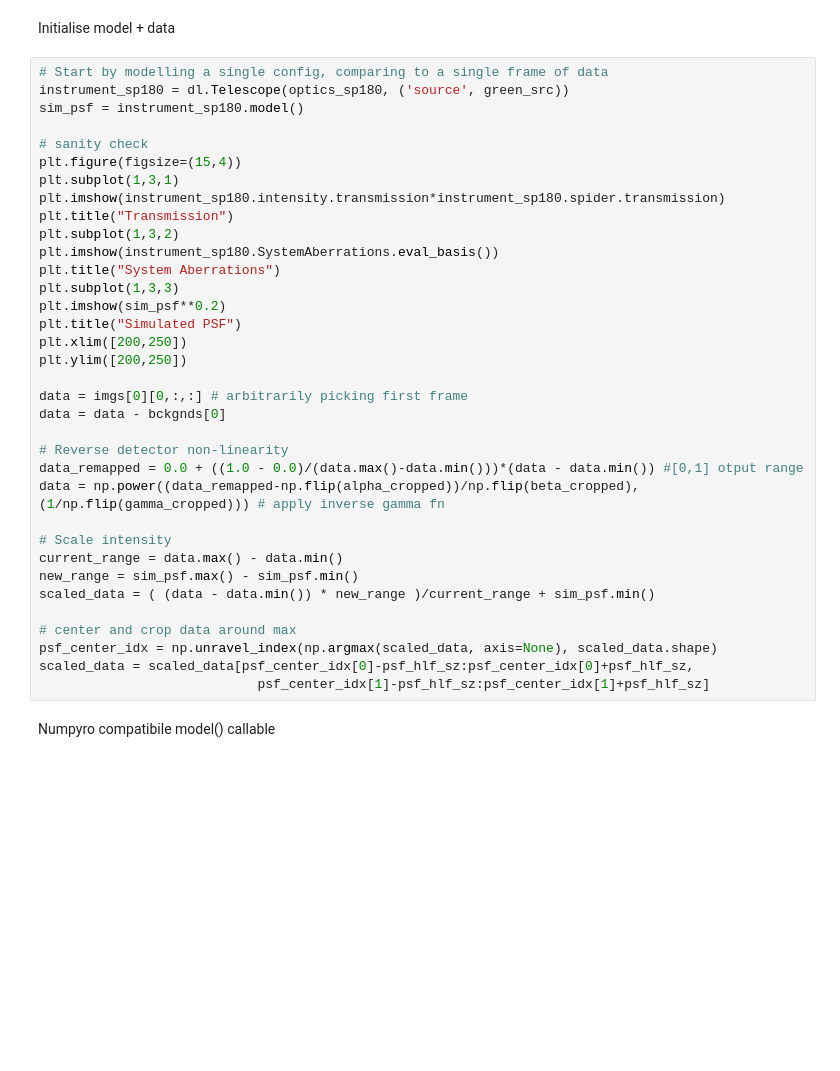
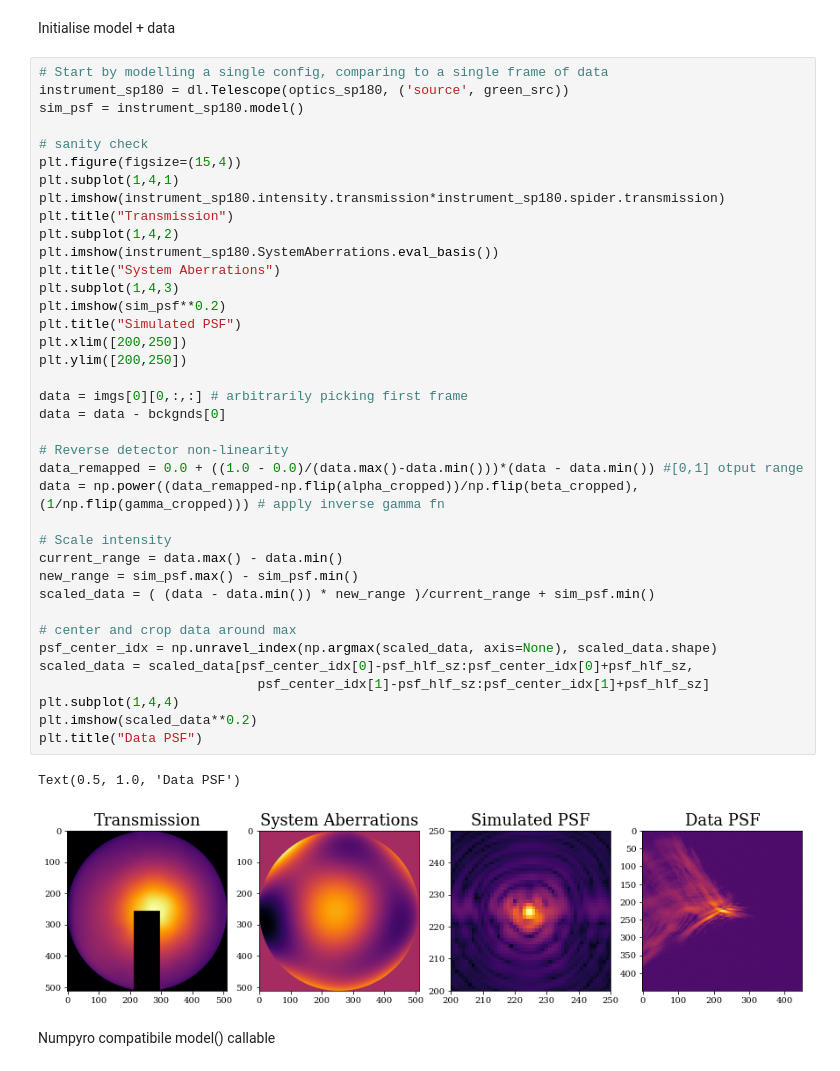
Before and after one commit to TolimanSpace/toliman_dp_design_testing, a Jupyter notebook: Gluing_Characterisation.ipynb, the cells around one changed output. Saved outputs shown, nothing was run; the diff lists cells and outputs as text; blank space fills up the shorter version.

```diff
--- a/Gluing_Characterisation.ipynb
+++ b/Gluing_Characterisation.ipynb
@@ -1615,36 +1640,42 @@ Initialise model + data
 instrument_sp180 = dl.Telescope(optics_sp180, ('source', green_src))
 sim_psf = instrument_sp180.model()
 
 # sanity check
 plt.figure(figsize=(15,4))
-plt.subplot(1,3,1)
+plt.subplot(1,4,1)
 plt.imshow(instrument_sp180.intensity.transmission*instrument_sp180.spider.transmission)
 plt.title("Transmission")
-plt.subplot(1,3,2)
+plt.subplot(1,4,2)
 plt.imshow(instrument_sp180.SystemAberrations.eval_basis())
 plt.title("System Aberrations")
-plt.subplot(1,3,3)
+plt.subplot(1,4,3)
 plt.imshow(sim_psf**0.2)
 plt.title("Simulated PSF")
 plt.xlim([200,250])
 plt.ylim([200,250])
 
 data = imgs[0][0,:,:] # arbitrarily picking first frame
 data = data - bckgnds[0]
 
 # Reverse detector non-linearity
 data_remapped = 0.0 + ((1.0 - 0.0)/(data.max()-data.min()))*(data - data.min()) #[0,1] otput range
 data = np.power((data_remapped-np.flip(alpha_cropped))/np.flip(beta_cropped), (1/np.flip(gamma_cropped))) # apply inverse gamma fn
 
 # Scale intensity
 current_range = data.max() - data.min()
 new_range = sim_psf.max() - sim_psf.min()
 scaled_data = ( (data - data.min()) * new_range )/current_range + sim_psf.min()
 
 # center and crop data around max
 psf_center_idx = np.unravel_index(np.argmax(scaled_data, axis=None), scaled_data.shape)
 scaled_data = scaled_data[psf_center_idx[0]-psf_hlf_sz:psf_center_idx[0]+psf_hlf_sz,
                             psf_center_idx[1]-psf_hlf_sz:psf_center_idx[1]+psf_hlf_sz]
+plt.subplot(1,4,4)
+plt.imshow(scaled_data**0.2)
+plt.title("Data PSF")
+# %% [output]
+Text(0.5, 1.0, 'Data PSF')
+[figure, added]
 # %% [markdown]
 Numpyro compatibile model() callable
 # %%
```
Also changed, not shown: parts of 20 cells of this notebook.
